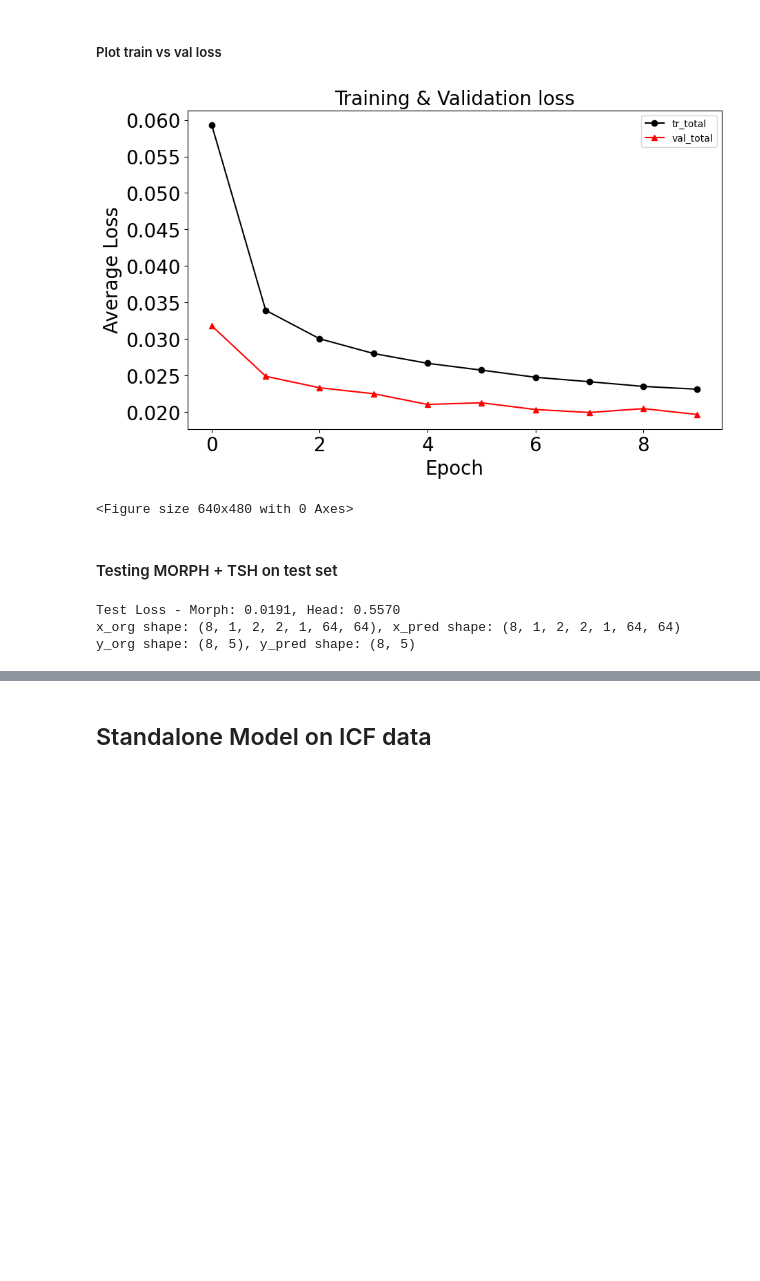
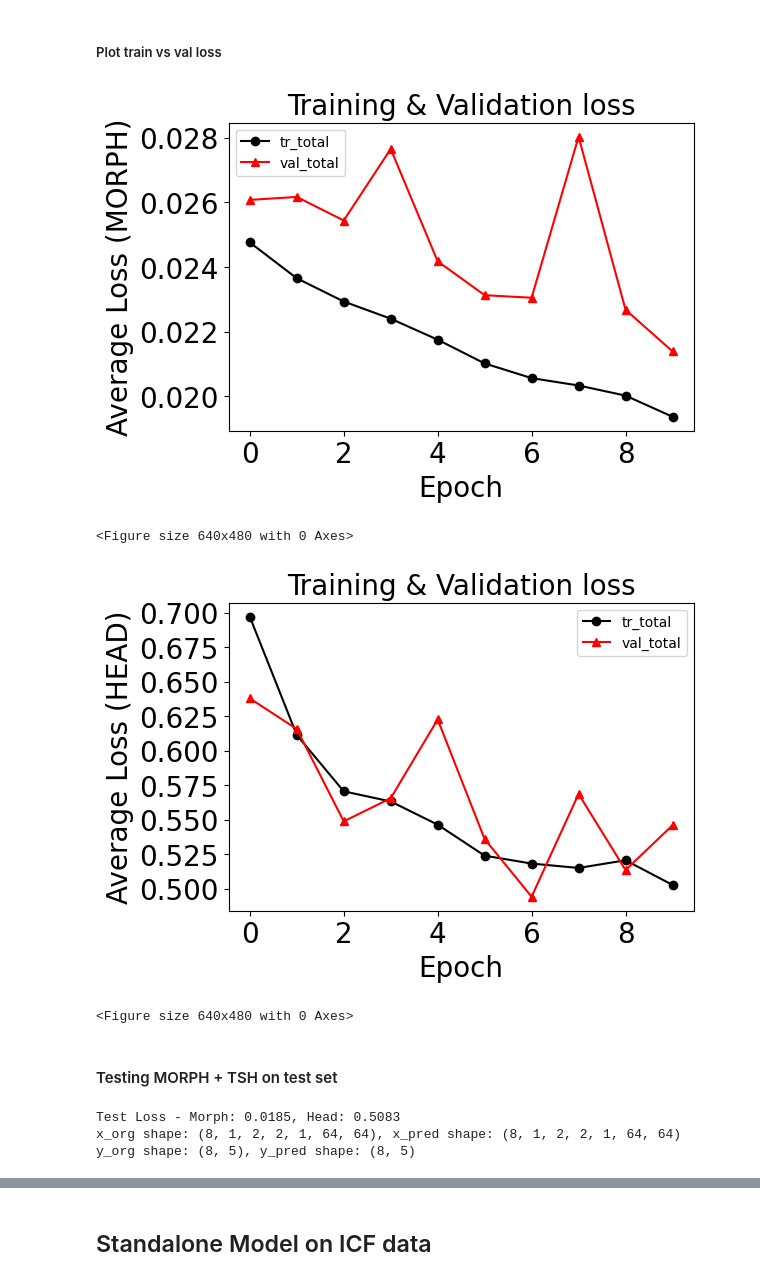
Before and after one commit to lanl/MORPH, a Jupyter notebook: experiments/ft_llnl_jag/icf_data.ipynb, the cells around one changed output, grey strips where cells are left out. Drawn from its saved outputs; the diff is of its cells as text; code cells hidden in the pictures; blank space fills up the shorter version.

Commit message:
updated head for redundant shape change

```diff
--- a/experiments/ft_llnl_jag/icf_data.ipynb
+++ b/experiments/ft_llnl_jag/icf_data.ipynb
@@ -315,7 +315,9 @@ class DatasetforDataloader(Dataset):
         return self.X[i], self.y[i]
 
 # Dataset of dataloader
-full_dataset = DatasetforDataloader(dataset_icf_norm[data_idx], params_norm[data_idx])
+X = dataset_icf_norm[data_idx]
+y = params_norm[data_idx]
+full_dataset = DatasetforDataloader(X, y)
 
 # define the splits (80/10/10)
 train_size = int(0.8 * dataset_size)
@@ -438,3 +440,11 @@ Unexpected keys: []
 → Resumed from weights\FM\models\FM\morph-Ti-FM-max_ar1_ep225.pth, starting at epoch 0
 # %% [markdown]
 ##### Task-specific head (TSH) (Simple CNN1D)
+# %%
+# Calculate number of patches and features per patch
+N_patches_W = X.shape[-2] // patch_size
+N_patches_H = X.shape[-1] // patch_size
+N_patches = N_patches_W * N_patches_H
+feat_per_patch = patch_size * patch_size * X.shape[2] * X.shape[3]
+print(f'Number of patches along W: {N_patches_W}, H: {N_patches_H}, Total Patches: {N_patches} \n'
+      f'Feat_per_patch (patch_size * patch_size * C * F): {feat_per_patch}')
@@ -466,7 +479,9 @@ class TaskSpecificHead_CNN1D(nn.Module):
     def forward(self, x):
         B = x.shape[0]
         # reshape to (B, 64, 256) then permute to (B, 256, 64) for Conv1d
+        #print(f"[TaskSpecificHead_CNN1D] Input x shape: {x.shape}")
         x = x.view(B, self.n_patches, self.feat_dim).permute(0, 2, 1).contiguous()
+        #print(f"[TaskSpecificHead_CNN1D] Reshaped x shape: {x.shape}")
         x = self.pool(self.act(self.conv1(x)))  # (B,128,32)
         x = self.drop(x)
         x = self.pool(self.act(self.conv2(x)))  # (B, 64,16)
@@ -477,11 +492,8 @@ class TaskSpecificHead_CNN1D(nn.Module):
         return self.fc(x)                       # (B, output_dim)
 
 # Instantiate the model - 1
-N_patches = 64
-feat_per_patch = 256
-input_dim = N_patches * feat_per_patch
 output_dim = params.shape[1]  # number of parameters to predict
-head = TaskSpecificHead_CNN1D(N_patches, feat_per_patch, output_dim).to(device)
+head = TaskSpecificHead_CNN1D(n_patches = N_patches, feat_dim = dim, output_dim = output_dim).to(device)
 print("Num params encoder (in K): ", sum(p.numel()//10**3 for p in head.parameters()))
 print('Model architecture', head)
 # %% [output]
@@ -555,7 +567,7 @@ class Trainer:
 
             # Model 2 forward + backward
             z = z.detach() # detach the two graphs
-            y_hat = model_2(z.unsqueeze(1))
+            y_hat = model_2(z.squeeze(1))
             #print(f"[Trainer] Model 2 output shape: {y_hat.shape}")
             loss_2 = loss_fn(y_hat, y_tr)
             loss_2.backward()
@@ -581,7 +593,7 @@ class Trainer:
                 test_loss_1.append(loss_1.item())
 
                 # Model 2 forward
-                y_hat_2 = model_2(z.unsqueeze(1))
+                y_hat_2 = model_2(z.squeeze(1))
                 loss_2 = loss_fn(y_hat_2, y_val)
                 test_loss_2.append(loss_2.item())
 
@@ -636,20 +648,36 @@ torch.save(head.state_dict(), os.path.join(model_dir, 'head_ft_icf.pth'))
 ##### Plot train vs val loss
 # %%
 # print train and val loss
-plt.figure(figsize=(10, 6))
+plt.figure(figsize=(6, 4))
 plt.plot(diz_loss['train_loss_morph'], '-ok', label='Train',)
 plt.plot(diz_loss['val_loss_morph'], '-^r', label='Valid')
 plt.xlabel('Epoch',fontsize=20)
-plt.ylabel('Average Loss',fontsize=20)
+plt.ylabel('Average Loss (MORPH)',fontsize=20)
 plt.legend(["tr_total", "val_total"])
 plt.title('Training & Validation loss', fontsize = 20)
 plt.xticks(fontsize=20)
 plt.yticks(fontsize=20)
 plt.show()
 plt.savefig(os.path.join(results_dir, 'loss_ft_morph_icf.png'))
+
+
+# print train and val loss
+plt.figure(figsize=(6, 4))
+plt.plot(diz_loss['train_loss_head'], '-ok', label='Train',)
+plt.plot(diz_loss['val_loss_head'], '-^r', label='Valid')
+plt.xlabel('Epoch',fontsize=20)
+plt.ylabel('Average Loss (HEAD)',fontsize=20)
+plt.legend(["tr_total", "val_total"])
+plt.title('Training & Validation loss', fontsize = 20)
+plt.xticks(fontsize=20)
+plt.yticks(fontsize=20)
+plt.show()
+plt.savefig(os.path.join(results_dir, 'loss_ft_head_icf.png'))
 # %% [output]
-[figure, old version]
+[figure, new version]
 <Figure size 640x480 with 0 Axes>
+[figure, added]
+<Figure size 640x480 with 0 Axes>
 # %% [markdown]
 #### Testing MORPH + TSH on test set
 # %%
@@ -670,7 +698,7 @@ def testing(dataloader_test, model_1, model_2, device):
                 mse_loss_1.append(loss_1.item())
 
                 # Model 2 forward
-                y_hat_2 = model_2(z.unsqueeze(1))
+                y_hat_2 = model_2(z.squeeze(1))
                 loss_2 = loss_fn(y_hat_2, y_test)
                 mse_loss_2.append(loss_2.item())
 
@@ -688,7 +716,7 @@ print(f"Test Loss - Morph: {np.mean(mse_loss_main):.4f}, Head: {np.mean(mse_loss
 print(f'x_org shape: {x_org[0].shape}, x_pred shape: {x_pred[0].shape}')
 print(f'y_org shape: {y_org[0].shape}, y_pred shape: {y_pred[0].shape}')
 # %% [output]
-Test Loss - Morph: 0.0191, Head: 0.5570
+Test Loss - Morph: 0.0185, Head: 0.5083
 x_org shape: (8, 1, 2, 2, 1, 64, 64), x_pred shape: (8, 1, 2, 2, 1, 64, 64)
 y_org shape: (8, 5), y_pred shape: (8, 5)
 # %%
```
Also changed, not shown: parts of 12 cells of this notebook.
